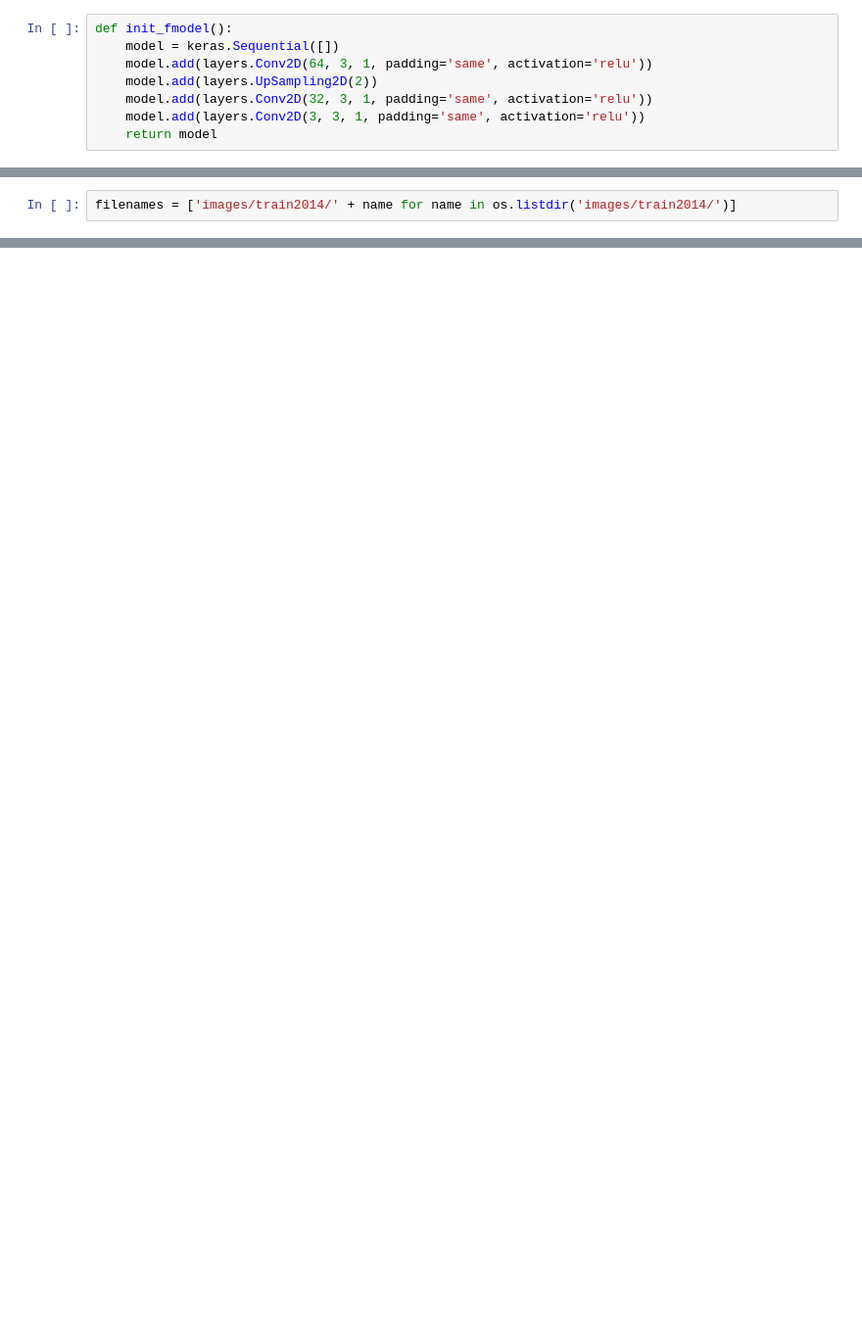
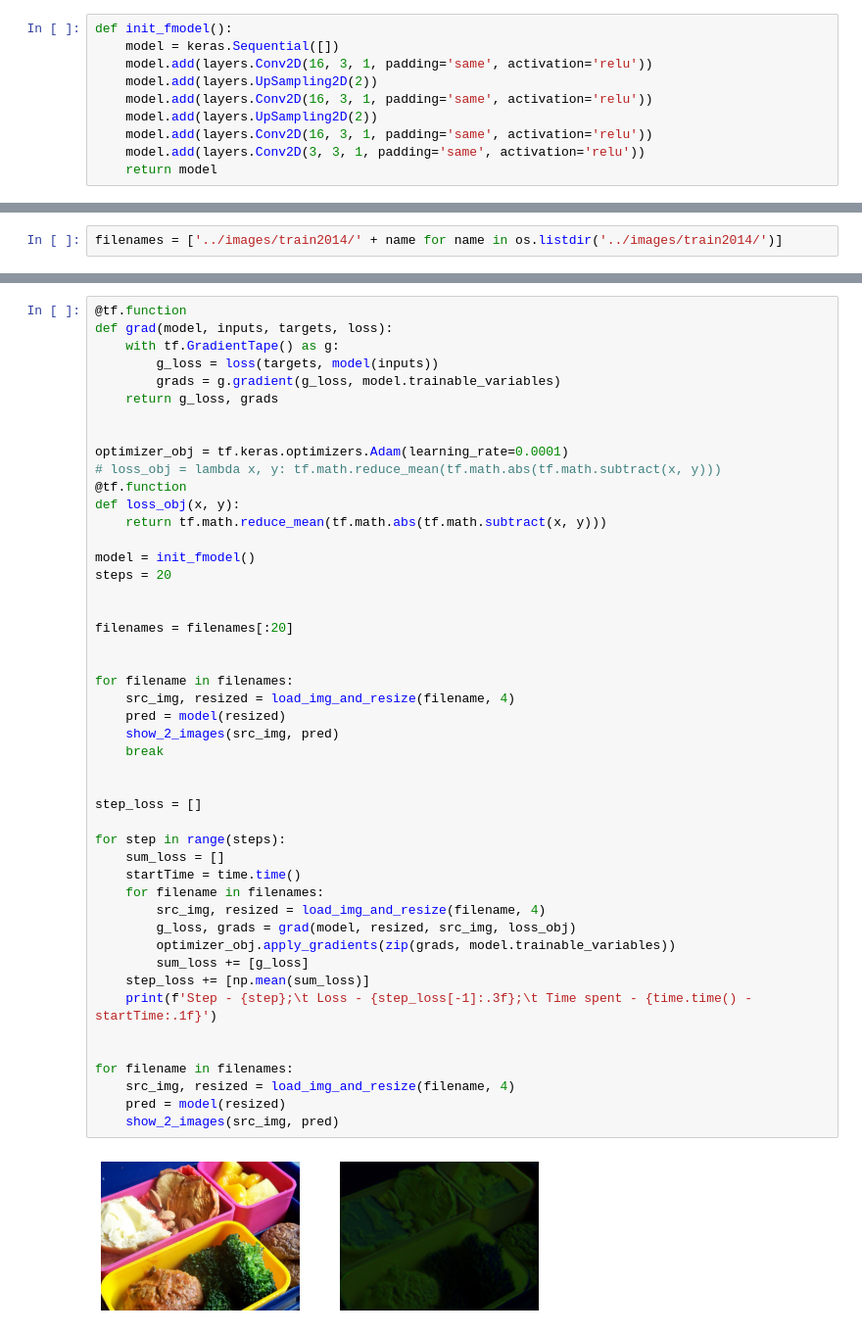
Before and after one commit to artemk1337/down-upsampling_CNN, a Jupyter notebook: Test upsampling.ipynb, the cells around one changed output, grey strips where cells are left out. Shown at 98% size. Cells and saved outputs as stored; diff of their text form; blank space fills up the shorter version.

```diff
--- a/Test upsampling.ipynb
+++ b/Test upsampling.ipynb
@@ -37,9 +80,11 @@ def timer(func):
 # %%
 def init_fmodel():
     model = keras.Sequential([])
-    model.add(layers.Conv2D(64, 3, 1, padding='same', activation='relu'))
+    model.add(layers.Conv2D(16, 3, 1, padding='same', activation='relu'))
     model.add(layers.UpSampling2D(2))
-    model.add(layers.Conv2D(32, 3, 1, padding='same', activation='relu'))
+    model.add(layers.Conv2D(16, 3, 1, padding='same', activation='relu'))
+    model.add(layers.UpSampling2D(2))
+    model.add(layers.Conv2D(16, 3, 1, padding='same', activation='relu'))
     model.add(layers.Conv2D(3, 3, 1, padding='same', activation='relu'))
     return model
 # %%
@@ -47,4 +92,4 @@ len(os.listdir('images/train2014/'))
 # %% [output]
 82783
 # %%
-filenames = ['images/train2014/' + name for name in os.listdir('images/train2014/')]
+filenames = ['../images/train2014/' + name for name in os.listdir('../images/train2014/')]
@@ -109,0 +98,49 @@ Step - 20;      Loss - 0.0516
+# %%
+@tf.function
+def grad(model, inputs, targets, loss):
+    with tf.GradientTape() as g:
+        g_loss = loss(targets, model(inputs))
+        grads = g.gradient(g_loss, model.trainable_variables)
+    return g_loss, grads
+
+
+optimizer_obj = tf.keras.optimizers.Adam(learning_rate=0.0001)
+# loss_obj = lambda x, y: tf.math.reduce_mean(tf.math.abs(tf.math.subtract(x, y)))
+@tf.function
+def loss_obj(x, y):
+    return tf.math.reduce_mean(tf.math.abs(tf.math.subtract(x, y)))
+
+model = init_fmodel()
+steps = 20
+
+
+filenames = filenames[:20]
+
+
+for filename in filenames:
+    src_img, resized = load_img_and_resize(filename, 4)
+    pred = model(resized)
+    show_2_images(src_img, pred)
+    break
+
+
+step_loss = []
+
+for step in range(steps):
+    sum_loss = []
+    startTime = time.time()
+    for filename in filenames:
+        src_img, resized = load_img_and_resize(filename, 4)
+        g_loss, grads = grad(model, resized, src_img, loss_obj)
+        optimizer_obj.apply_gradients(zip(grads, model.trainable_variables))
+        sum_loss += [g_loss]
+    step_loss += [np.mean(sum_loss)]
+    print(f'Step - {step};\t Loss - {step_loss[-1]:.3f};\t Time spent - {time.time() - startTime:.1f}')
+
+
+for filename in filenames:
+    src_img, resized = load_img_and_resize(filename, 4)
+    pred = model(resized)
+    show_2_images(src_img, pred)
+# %% [output]
+[figure, added]
```
Also changed, not shown: parts of 8 cells of this notebook.
